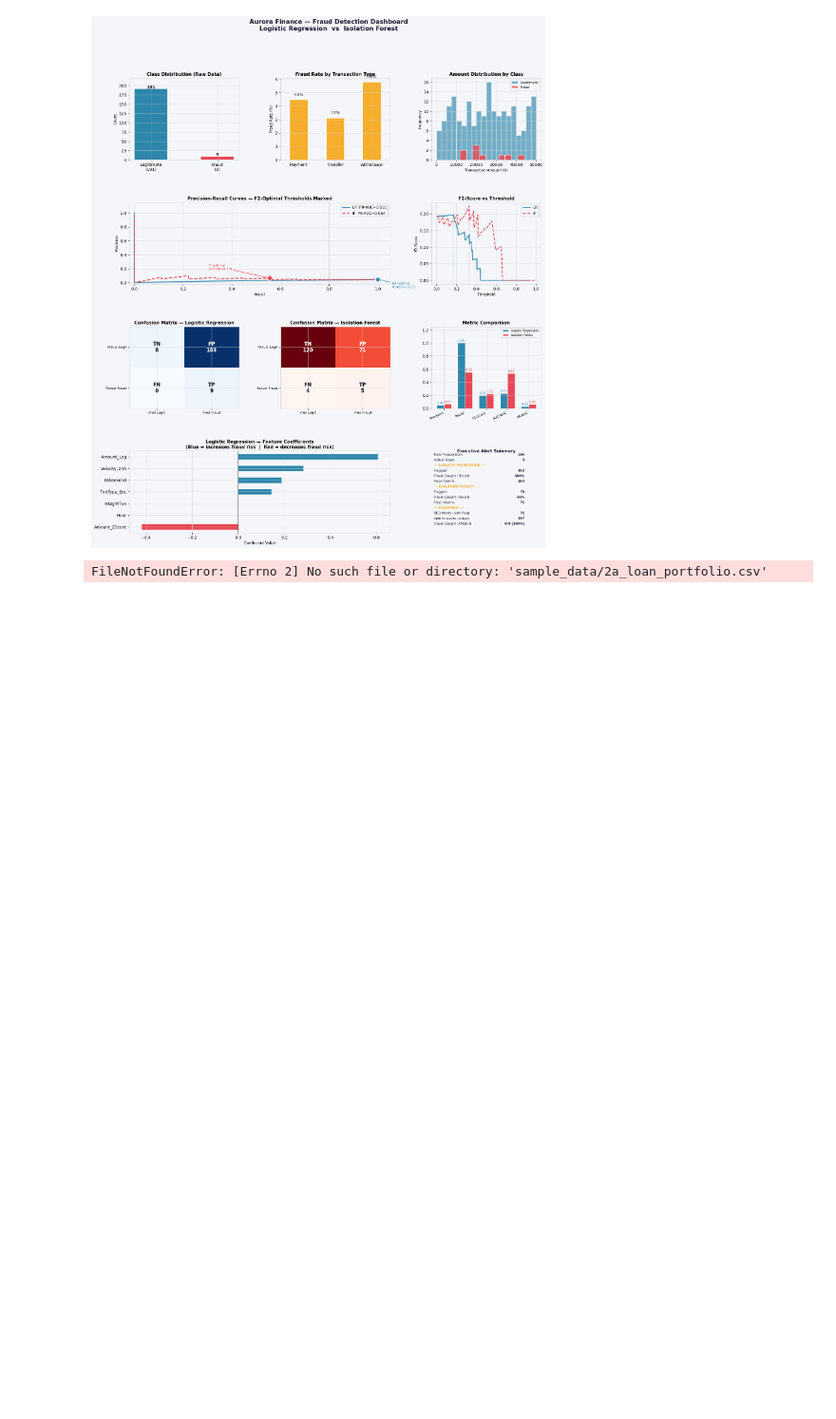
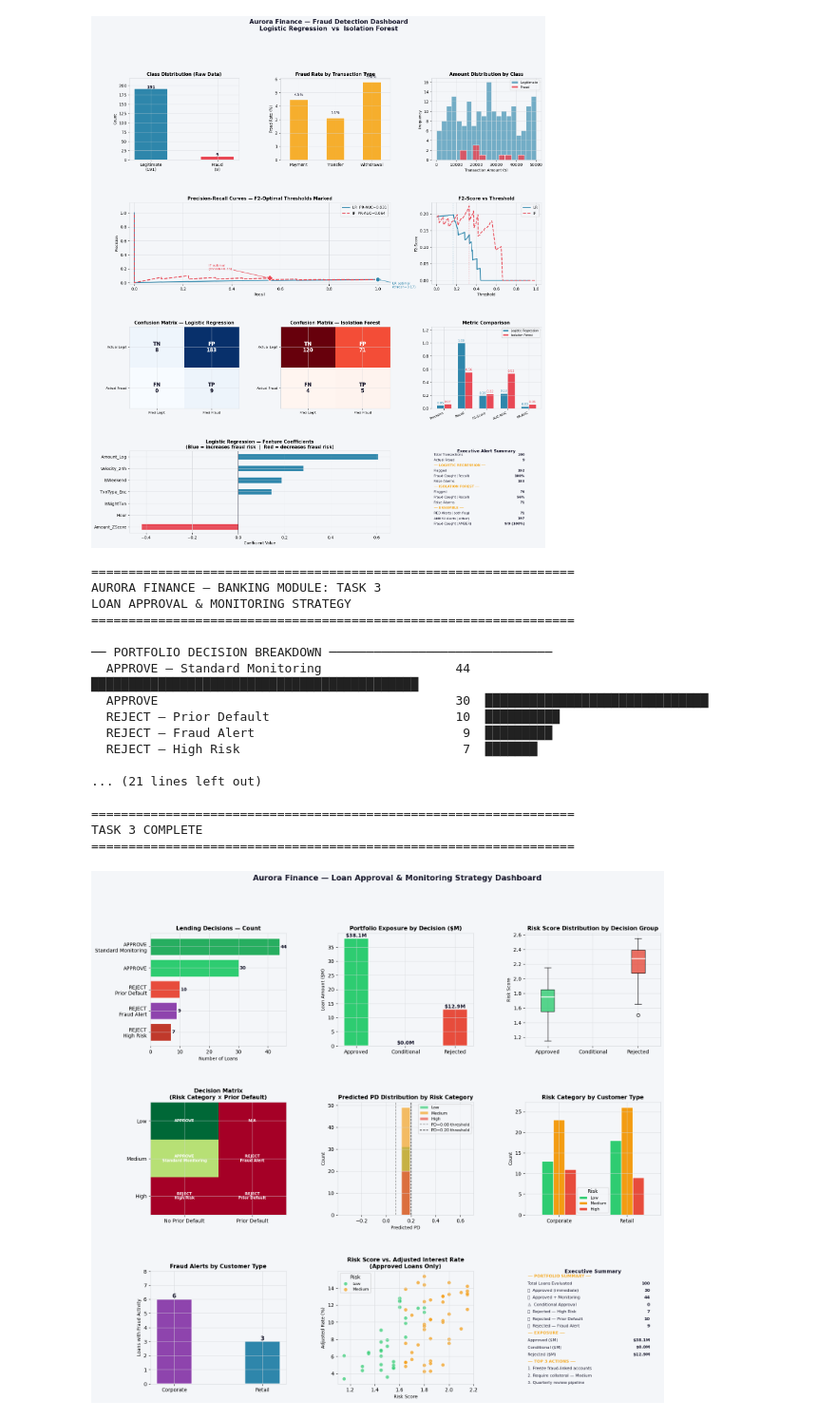
Before and after one commit to ruksad/Corporate_finance_ML_decisions, a Jupyter notebook: Step2_banking_module_loan_portfolio_fraud_detect_explainability.ipynb, the cells around one changed output. Shown at 95% size. Saved outputs shown, nothing was run; the diff lists cells and outputs as text; code cells hidden in the pictures; blank space fills up the shorter version.

```diff
--- a/Step2_banking_module_loan_portfolio_fraud_detect_explainability.ipynb
+++ b/Step2_banking_module_loan_portfolio_fraud_detect_explainability.ipynb
@@ -133,16 +185,19 @@ Model Performance (LOOCV):
 Winner: Lasso
 Stage 1 Complete. Predicted PD generated for risk scoring.
 # %%
-
 # =============================================================================
-# STAGE 2 — RISK SCORING + CLASSIFICATION
+# STAGE 2 — RISK SCORING using CLASSIFICATION
 # =============================================================================
 
 print("-" * 60)
 print("STAGE 2: RISK SCORING & CLASSIFICATION")
 print("-" * 60)
 
-# 2A. Weighted Scoring Logic (Incorporating Predicted PD) [cite: 148]
+
+# TODO: To make weights data-driven (for example from logistic regression coefficients or SHAP importance)
+# so they are learned from data instead of fixed manually.
+
+# 2A. Weighted Scoring Logic (Incorporating Predicted PD) business rules based on domain knowledge and literature [cite: 148]
 WEIGHTS = {
     'Debt_to_Income': 0.20, 'Past_Default': 0.20, 'Interest_Rate': 0.15,
     'Credit_History_Length': 0.15, 'Loan_to_Income': 0.15, 'PD': 0.15
@@ -178,19 +233,20 @@ FEATURES_CLF = ['Annual_Income', 'Debt_to_Income', 'Credit_History_Length',
 
 X_clf = df[FEATURES_CLF].values
 y_clf = df['Risk_Class_enc'].values
+
 X_clf_scaled = StandardScaler().fit_transform(X_clf)
 skf = StratifiedKFold(n_splits=5, shuffle=True, random_state=42)
 
 # Model Comparison
 log_reg = LogisticRegression(class_weight='balanced', random_state=42)
-dt = DecisionTreeClassifier(max_depth=3, class_weight='balanced', random_state=42)
+decisionTree = DecisionTreeClassifier(max_depth=3, class_weight='balanced', random_state=42)
 
 log_f1 = cross_val_score(log_reg, X_clf_scaled, y_clf, cv=skf, scoring='f1_macro').mean()
-dt_f1 = cross_val_score(dt, X_clf_scaled, y_clf, cv=skf, scoring='f1_macro').mean()
+dt_f1 = cross_val_score(decisionTree, X_clf_scaled, y_clf, cv=skf, scoring='f1_macro').mean()
 
 print(f"Classification Performance (5-Fold CV F1-Macro):")
-print(f"  Logistic Regression: {log_f1:.4f}")
-print(f"  Decision Tree:       {dt_f1:.4f}")
+print(f"  Logistic Regression cross val score: {log_f1:.4f}")
+print(f"  Decision Tree cross val score:       {dt_f1:.4f}")
 
 # Select and Train Final Classifier
 if log_f1 >= dt_f1:
@@ -198,24 +254,13 @@ if log_f1 >= dt_f1:
     best_clf = log_reg
 else:
     stage2_winner = 'Decision Tree'
-    best_clf = dt
+    best_clf = decisionTree
 
 best_clf.fit(X_clf_scaled, y_clf)
 df['Risk_Class_pred'] = best_clf.predict(X_clf_scaled)
 
 print(f"\nFinal Selection: {stage2_winner}")
 print(classification_report(y_clf, df['Risk_Class_pred'], target_names=['Low', 'Medium', 'High']))
-
-# =============================================================================
-# EXECUTIVE SUMMARY [cite: 88, 257]
-# =============================================================================
-decision_map = {0: 'APPROVE', 1: 'MONITOR', 2: 'REJECT'}
-print("-" * 60)
-print("EXECUTIVE LENDING DECISIONS")
-print("-" * 60)
-for i, label in enumerate(['Low', 'Medium', 'High']):
-    count = (df['Risk_Class_pred'] == i).sum()
-    print(f"  {label:6s} Risk -> {decision_map[i]:8s} : {count:2d} loans")
 # %% [output]
 ------------------------------------------------------------
 STAGE 2: RISK SCORING & CLASSIFICATION
@@ -736,8 +815,8 @@ plt.rcParams.update({
 # =============================================================================
 
 # ── Load data ──────────────────────────────────────────────────────────────────
-df     = pd.read_csv('sample_data/2a_loan_portfolio.csv')
-df_txn = pd.read_csv('sample_data/2b_transactions.csv')
+df     = pd.read_csv('sample_data/loan_portfolio.csv')
+df_txn = pd.read_csv('sample_data/transactions.csv')
 
 # ── Feature engineering ────────────────────────────────────────────────────────
 df['Loan_to_Income']    = df['Loan_Amount'] / df['Annual_Income']
@@ -1172,31 +1251,48 @@ for label, val in summary.items():
     color  = C_GOLD if is_header else C_DARK
     weight = "bold" if is_header else "normal"
     ax8.text(0.02, y_pos, label, transform=ax8.transAxes,
              fontsize=8, color=color, fontweight=weight, va='top')
     if val:
         ax8.text(0.92, y_pos, val, transform=ax8.transAxes,
                  fontsize=8, color=C_DARK, va='top', ha='right', fontweight='bold')
     y_pos -= 0.063
 
 plt.savefig("sample_data/aurora_task3_lending_strategy.png",
             dpi=150, bbox_inches='tight', facecolor=C_LIGHT)
 print("\n✅  Dashboard saved → aurora_task3_lending_strategy.png")
 
 # =============================================================================
 # EXPORT — FINAL DECISION TABLE
 # =============================================================================
 output_cols = [
     'Loan_ID', 'Customer_Type', 'Annual_Income', 'Loan_Amount',
     'Interest_Rate', 'Debt_to_Income', 'Credit_History_Length',
     'Past_Default', 'PD_predicted', 'Risk_Score', 'Risk_Category',
     'Has_Fraud', 'Fraud_Txns', 'Lending_Decision',
     'Adjusted_Rate', 'Monitoring_Strategy'
 ]
 final_output = df[output_cols].sort_values(['Lending_Decision', 'Risk_Score'], ascending=[True, False])
 final_output.to_csv("sample_data/aurora_task3_lending_decisions.csv", index=False)
 print("✅  Decision table saved  → aurora_task3_lending_decisions.csv")
 print("\n" + "="*65)
 print("TASK 3 COMPLETE")
 print("="*65)
 # %% [output]
-FileNotFoundError: [Errno 2] No such file or directory: 'sample_data/2a_loan_portfolio.csv'
+=================================================================
+AURORA FINANCE — BANKING MODULE: TASK 3
+LOAN APPROVAL & MONITORING STRATEGY
+=================================================================
+
+── PORTFOLIO DECISION BREAKDOWN ──────────────────────────────
+  APPROVE — Standard Monitoring                  44  ████████████████████████████████████████████
+  APPROVE                                        30  ██████████████████████████████
+  REJECT — Prior Default                         10  ██████████
+  REJECT — Fraud Alert                            9  █████████
+  REJECT — High Risk                              7  ███████
+
+... (21 lines left out)
+
+=================================================================
+TASK 3 COMPLETE
+=================================================================
+[figure, added]
```
Also changed, not shown: parts of 4 cells of this notebook, 1 other file.
